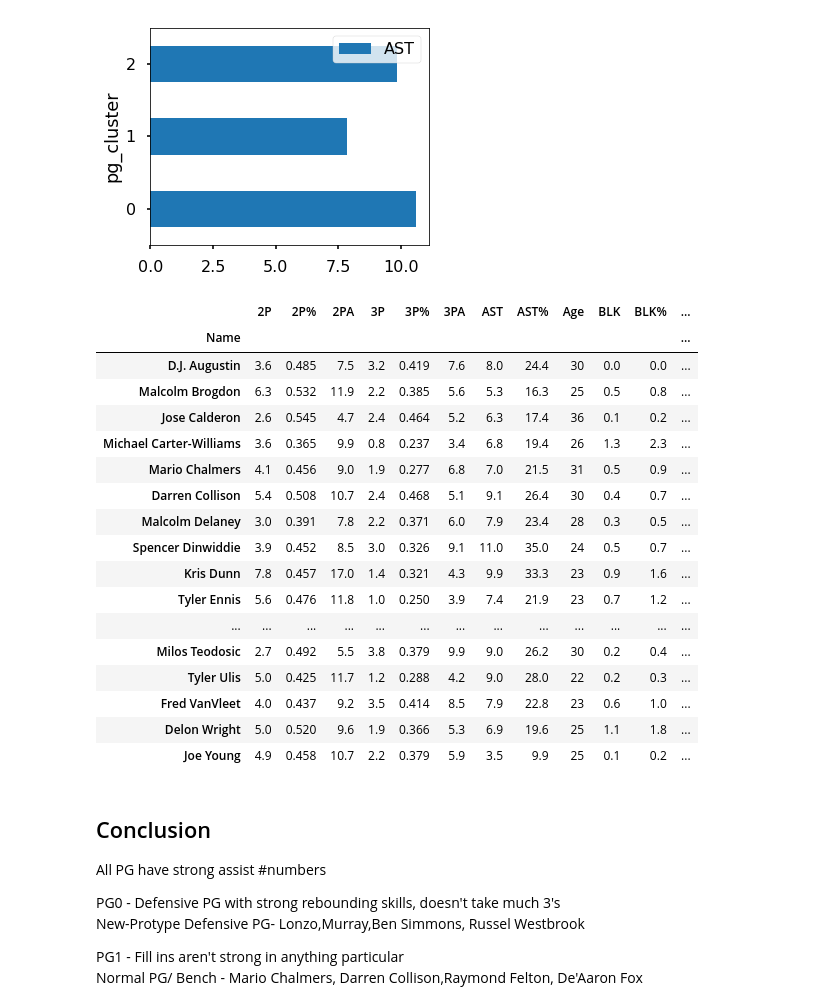
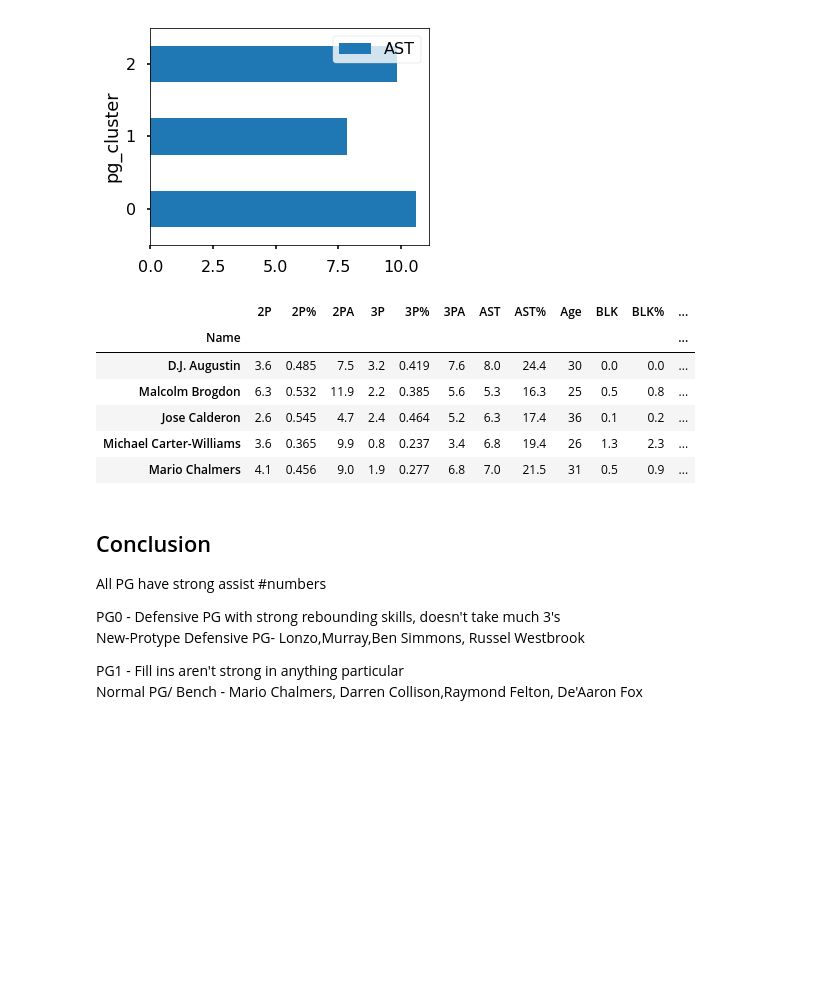
Before and after one commit to lawrencefsoto/NBA-clustering, a Jupyter notebook: Positional clustering 17-18/PG clustering 17-18.ipynb, the cells around one changed output. Drawn from its saved outputs; the diff is of its cells as text; code cells hidden in the pictures; blank space fills up the shorter version.

```diff
--- a/Positional clustering 17-18/PG clustering 17-18.ipynb
+++ b/Positional clustering 17-18/PG clustering 17-18.ipynb
@@ -262,26 +262,15 @@ test3.groupby(['pg_cluster']).mean().plot(kind='barh', figsize=(5,4));
 [figure]
 [figure]
 # %%
-pg[pg['pg_cluster']==1]
+pg[pg['pg_cluster']==1].head()
 # %% [output]
 |  | 2P | 2P% | 2PA | 3P | 3P% | 3PA | AST | AST% | Age | BLK | BLK% | ... |
 | Name |  |  |  |  |  |  |  |  |  |  |  | ... |
 | D.J. Augustin | 3.6 | 0.485 | 7.5 | 3.2 | 0.419 | 7.6 | 8.0 | 24.4 | 30 | 0.0 | 0.0 | ... |
 | Malcolm Brogdon | 6.3 | 0.532 | 11.9 | 2.2 | 0.385 | 5.6 | 5.3 | 16.3 | 25 | 0.5 | 0.8 | ... |
 | Jose Calderon | 2.6 | 0.545 | 4.7 | 2.4 | 0.464 | 5.2 | 6.3 | 17.4 | 36 | 0.1 | 0.2 | ... |
 | Michael Carter-Williams | 3.6 | 0.365 | 9.9 | 0.8 | 0.237 | 3.4 | 6.8 | 19.4 | 26 | 1.3 | 2.3 | ... |
 | Mario Chalmers | 4.1 | 0.456 | 9.0 | 1.9 | 0.277 | 6.8 | 7.0 | 21.5 | 31 | 0.5 | 0.9 | ... |
-| Darren Collison | 5.4 | 0.508 | 10.7 | 2.4 | 0.468 | 5.1 | 9.1 | 26.4 | 30 | 0.4 | 0.7 | ... |
-| Malcolm Delaney | 3.0 | 0.391 | 7.8 | 2.2 | 0.371 | 6.0 | 7.9 | 23.4 | 28 | 0.3 | 0.5 | ... |
-| Spencer Dinwiddie | 3.9 | 0.452 | 8.5 | 3.0 | 0.326 | 9.1 | 11.0 | 35.0 | 24 | 0.5 | 0.7 | ... |
-| Kris Dunn | 7.8 | 0.457 | 17.0 | 1.4 | 0.321 | 4.3 | 9.9 | 33.3 | 23 | 0.9 | 1.6 | ... |
-| Tyler Ennis | 5.6 | 0.476 | 11.8 | 1.0 | 0.250 | 3.9 | 7.4 | 21.9 | 23 | 0.7 | 1.2 | ... |
-| ... | ... | ... | ... | ... | ... | ... | ... | ... | ... | ... | ... | ... |
-| Milos Teodosic | 2.7 | 0.492 | 5.5 | 3.8 | 0.379 | 9.9 | 9.0 | 26.2 | 30 | 0.2 | 0.4 | ... |
-| Tyler Ulis | 5.0 | 0.425 | 11.7 | 1.2 | 0.288 | 4.2 | 9.0 | 28.0 | 22 | 0.2 | 0.3 | ... |
-| Fred VanVleet | 4.0 | 0.437 | 9.2 | 3.5 | 0.414 | 8.5 | 7.9 | 22.8 | 23 | 0.6 | 1.0 | ... |
-| Delon Wright | 5.0 | 0.520 | 9.6 | 1.9 | 0.366 | 5.3 | 6.9 | 19.6 | 25 | 1.1 | 1.8 | ... |
-| Joe Young | 4.9 | 0.458 | 10.7 | 2.2 | 0.379 | 5.9 | 3.5 | 9.9 | 25 | 0.1 | 0.2 | ... |
 # %% [markdown]
 ## Conclusion
 
```
Also changed, not shown: parts of 1 cell of this notebook, 1 other file.
